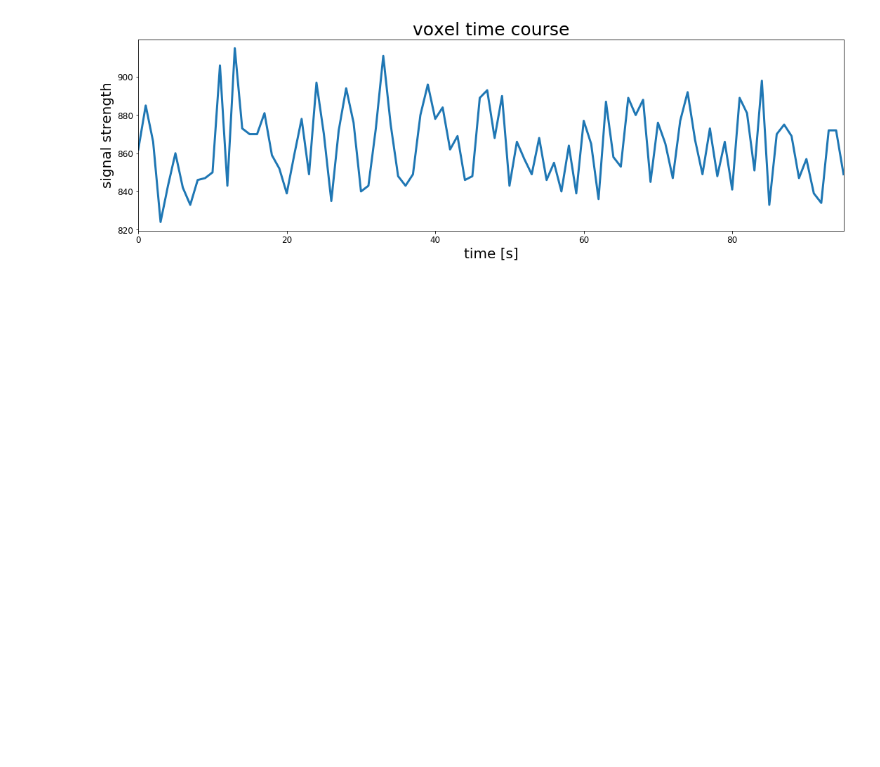
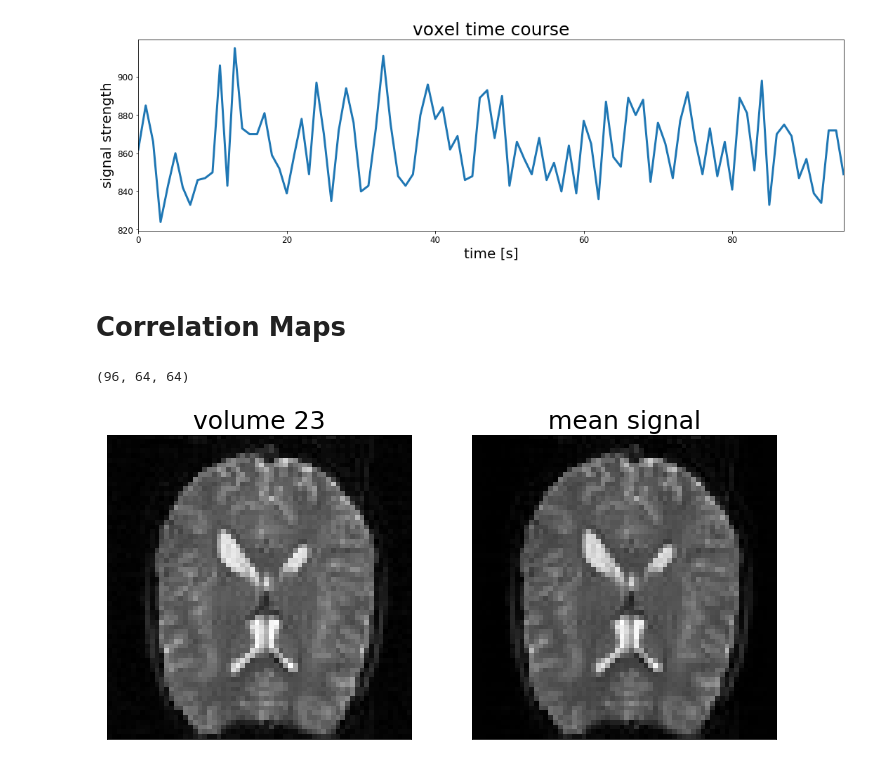
Before and after one commit to superyang713/MRI_analysis, a Jupyter notebook: analysis.ipynb, the cells around one changed output. Drawn from its saved outputs; the diff is of its cells as text; code cells hidden in the pictures; blank space fills up the shorter version.

```diff
--- a/analysis.ipynb
+++ b/analysis.ipynb
@@ -137,3 +142,11 @@ ax.tick_params(labelsize=12)
 plt.show()
 # %% [output]
 [figure]
+# %% [markdown]
+# Correlation Maps
+# %%
+img_slice_36 = np.rot90(data_all[:, :, :, 36], axes=(2, 1))
+# %%
+img_slice_36.shape
+# %% [output]
+(96, 64, 64)
@@ -139,0 +167,21 @@ plt.show()
+# %%
+# Average all volumes
+mean_data = img_slice_36.mean(axis=0)
+
+# Create plots
+fig, ax = plt.subplots(1, 2,figsize=(12, 6))
+
+# Plot volume number 23
+ax[0].imshow(img_slice_36[23, :, :], cmap='gray')
+ax[0].set_title('volume 23', fontsize=25)
+ax[0].set_xticks([])
+ax[0].set_yticks([])
+
+# PLot mean signal intensities
+ax[1].imshow(mean_data, cmap='gray')
+ax[1].set_title('mean signal', fontsize=25)
+ax[1].set_xticks([])
+ax[1].set_yticks([])
+plt.show()
+# %% [output]
+[figure, added]
```
Also changed, not shown: parts of 8 cells of this notebook.
